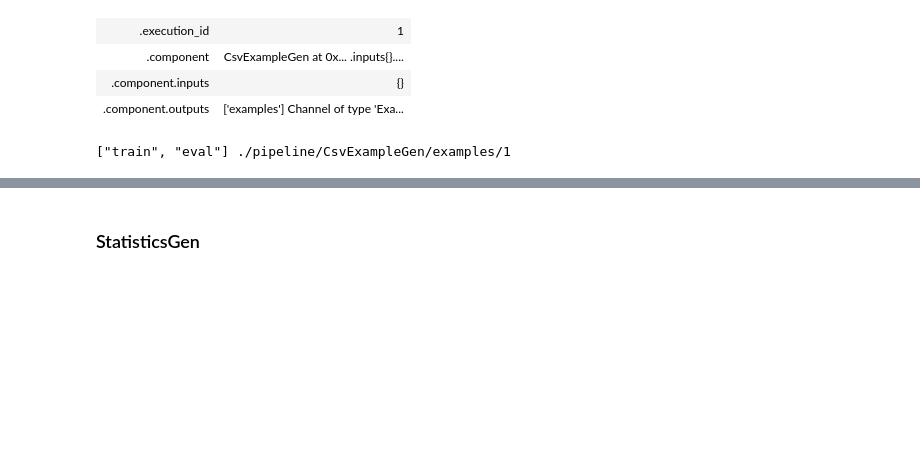
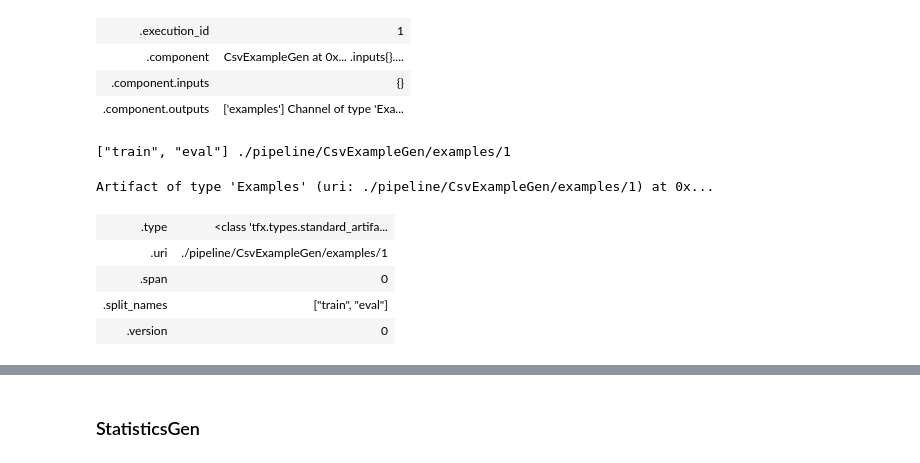
Before and after one commit to jinwoo1990/mlops-demo, a Jupyter notebook: experiments/tfx-interactive.ipynb, the cells around one changed output, grey strips where cells are left out. Cells and saved outputs as stored; diff of their text form; code cells hidden in the pictures; blank space fills up the shorter version.

```diff
--- a/experiments/tfx-interactive.ipynb
+++ b/experiments/tfx-interactive.ipynb
@@ -67,3 +143,12 @@ artifact = example_gen.outputs['examples'].get()[0]
 print(artifact.split_names, artifact.uri)
 # %% [output]
 ["train", "eval"] ./pipeline/CsvExampleGen/examples/1
+# %%
+artifact
+# %% [output]
+Artifact of type 'Examples' (uri: ./pipeline/CsvExampleGen/examples/1) at 0x...
+| .type | <class 'tfx.types.standard_artifa... |
+| .uri | ./pipeline/CsvExampleGen/examples/1 |
+| .span | 0 |
+| .split_names | ["train", "eval"] |
+| .version | 0 |
```
Also changed, not shown: parts of 25 cells of this notebook, 3 other files.
